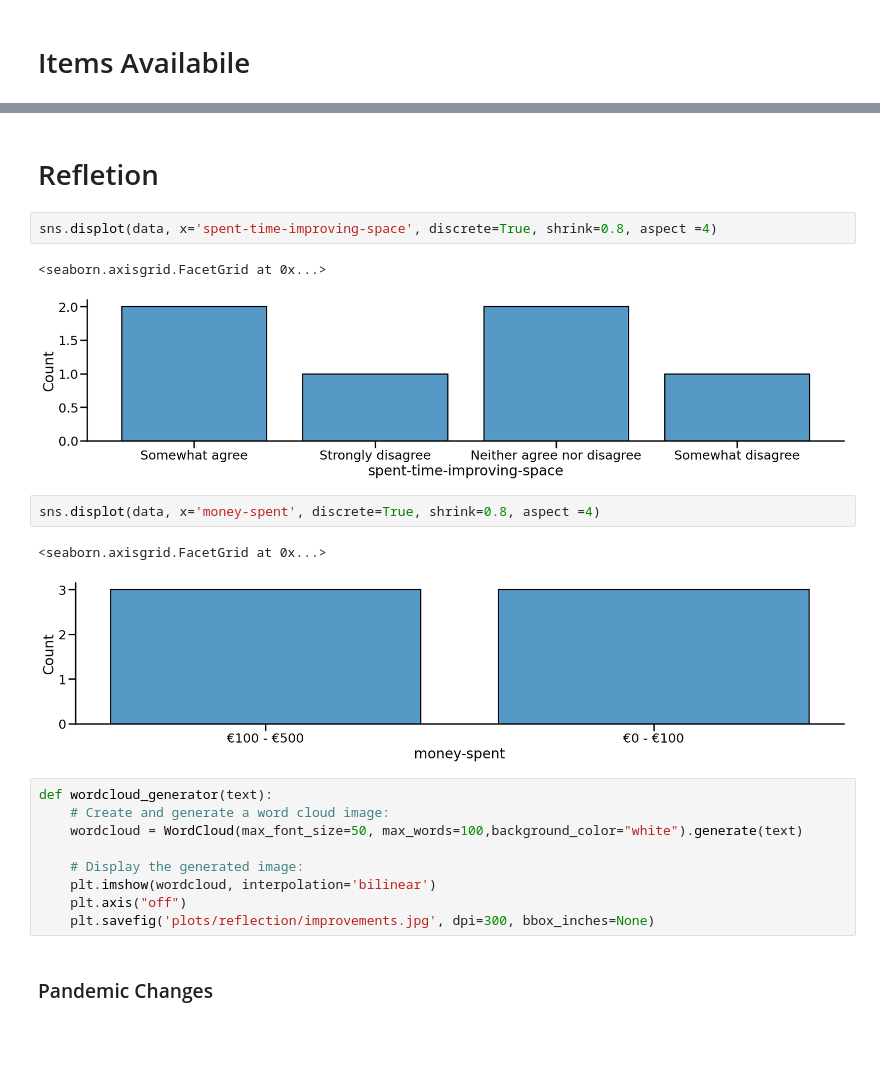
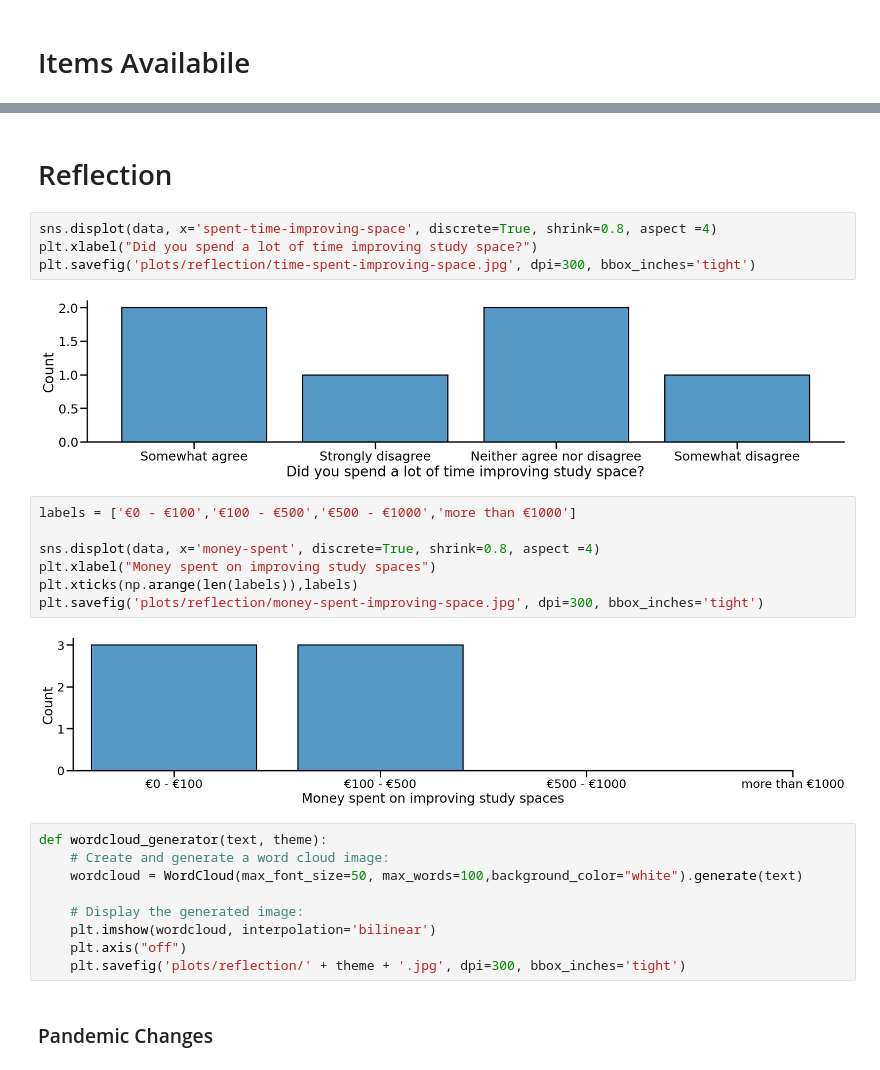
Before and after one commit to shrutirao94/spatial-inequality-nl-analysis, a Jupyter notebook: analysis.ipynb, the cells around one changed output, grey strips where cells are left out. Drawn from its saved outputs; the diff is of its cells as text; blank space fills up the shorter version.

```diff
--- a/analysis.ipynb
+++ b/analysis.ipynb
@@ -306,26 +307,31 @@ plot_items_available(items_available())
 # %% [output]
 [figure]
 # %% [markdown]
-# Refletion
+# Reflection
 # %%
 sns.displot(data, x='spent-time-improving-space', discrete=True, shrink=0.8, aspect =4)
+plt.xlabel("Did you spend a lot of time improving study space?")
+plt.savefig('plots/reflection/time-spent-improving-space.jpg', dpi=300, bbox_inches='tight')
 # %% [output]
-<seaborn.axisgrid.FacetGrid at 0x...>
-[figure, old version]
+[figure, new version]
 # %%
+labels = ['€0 - €100','€100 - €500','€500 - €1000','more than €1000']
+
 sns.displot(data, x='money-spent', discrete=True, shrink=0.8, aspect =4)
+plt.xlabel("Money spent on improving study spaces")
+plt.xticks(np.arange(len(labels)),labels)
+plt.savefig('plots/reflection/money-spent-improving-space.jpg', dpi=300, bbox_inches='tight')
 # %% [output]
-<seaborn.axisgrid.FacetGrid at 0x...>
-[figure, old version]
+[figure, new version]
 # %%
-def wordcloud_generator(text):
+def wordcloud_generator(text, theme):
     # Create and generate a word cloud image:
     wordcloud = WordCloud(max_font_size=50, max_words=100,background_color="white").generate(text)
 
     # Display the generated image:
     plt.imshow(wordcloud, interpolation='bilinear')
     plt.axis("off")
-    plt.savefig('plots/reflection/improvements.jpg', dpi=300, bbox_inches=None)
+    plt.savefig('plots/reflection/' + theme + '.jpg', dpi=300, bbox_inches='tight')
 # %% [markdown]
 ### Pandemic Changes
 # %%
```
Also changed, not shown: parts of 12 cells of this notebook.
